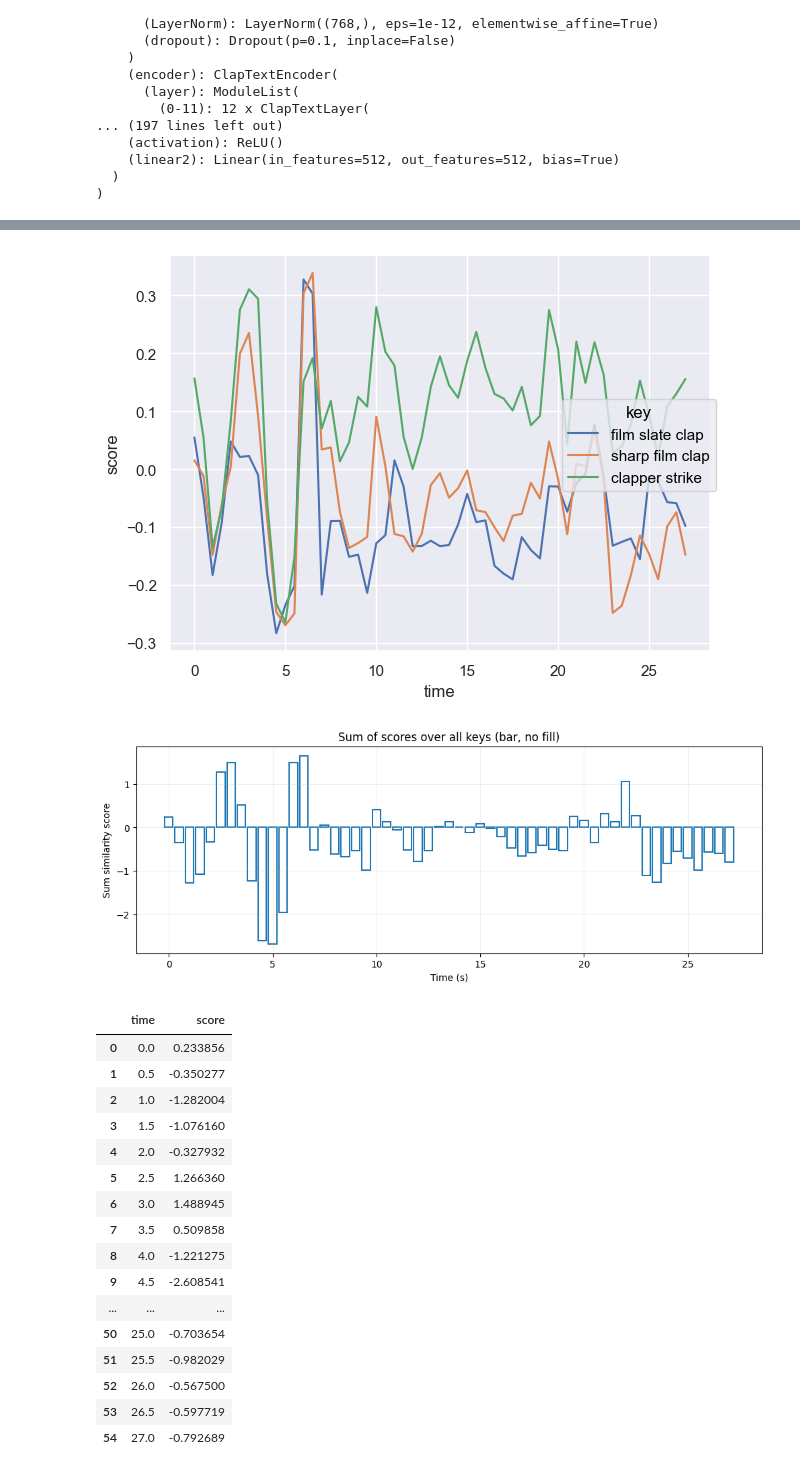
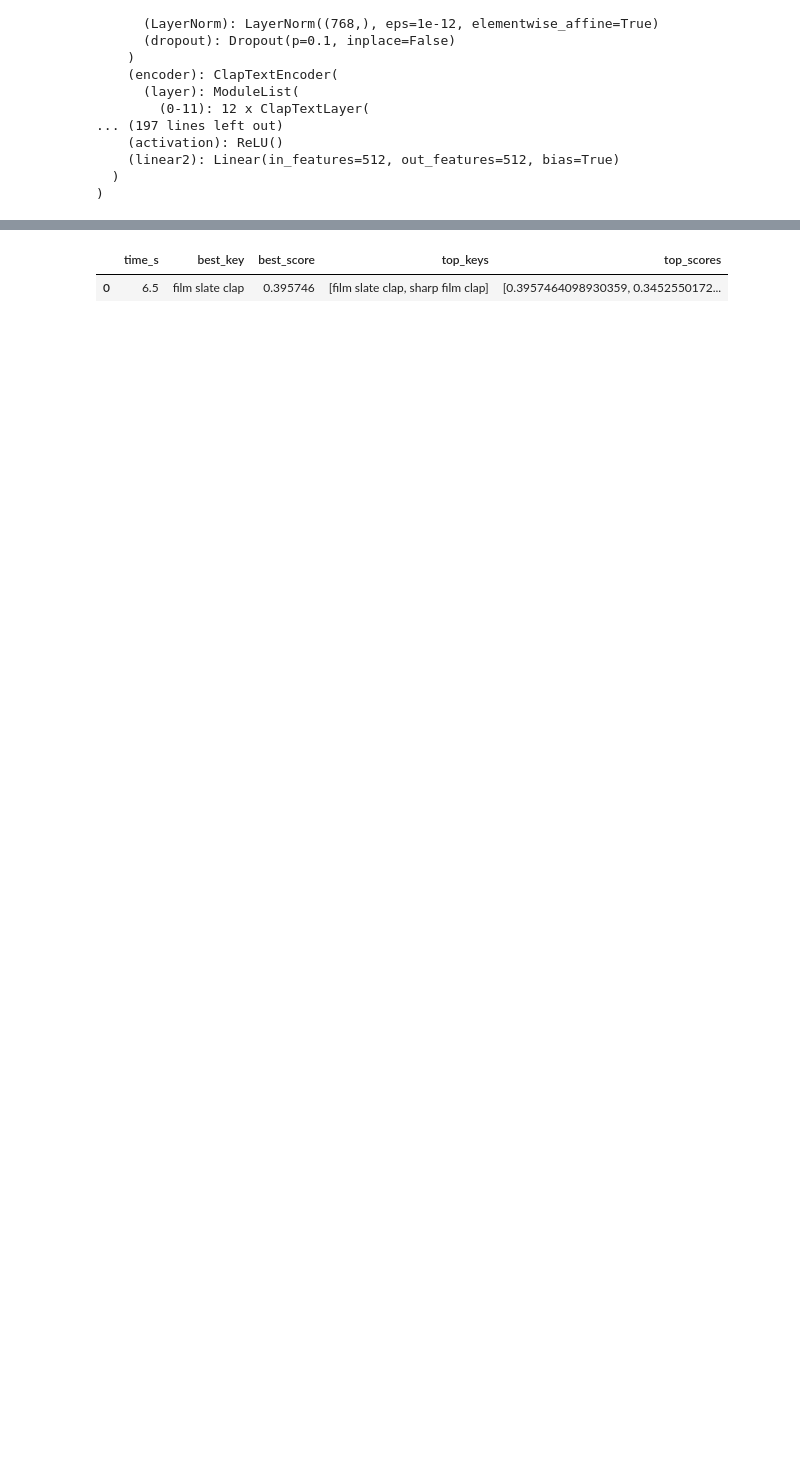
Before and after one commit to antlbn/Audio_scene_cutter_renamer, a Jupyter notebook: Clap_clapper_detection.ipynb, the cells around one changed output, grey strips where cells are left out. Cells and saved outputs as stored; diff of their text form; code cells hidden in the pictures; blank space fills up the shorter version.

```diff
--- a/Clap_clapper_detection.ipynb
+++ b/Clap_clapper_detection.ipynb
@@ -217,16 +132,16 @@ ClapModel(
 
 # --- 1. Текстовые эмбеддинги (один раз) ---
 text_keys = [
-    "clapper board snap",
-    "sharp clap sound",
-    "loud click",
+    # "clapper board snap",
+    # "sharp clap sound",
+    # "loud click",
     "film slate clap",
-    "clap noise",
-    "clapperboard closing",
-    "slate snap",
-    "production clap",
+    # "clap noise",
+    # "clapperboard closing",
+    # "slate snap",
+    # "production clap",
     "sharp film clap",
-    "clapper strike"
+    # "clapper strike"
 ]
 text_inputs = processor(text=text_keys, return_tensors="pt", padding=True)
 with torch.no_grad():
@@ -242,7 +157,7 @@ window = int(WINDOW_SEC * SAMPLE_RATE)
 step = int(STEP_SEC * SAMPLE_RATE)
 
 # audio_array — твой numpy массив
-audio_path
+audio_path = 'claps/1.3_4/ZOOM0509_Tr3.WAV'
 wav, sr = torchaudio.load(audio_path)
 
 if wav.size(0) > 1:
@@ -274,7 +189,7 @@ audio_embeds = torch.cat(audio_embeds)  # [T, 512]
 # torch.save({"embeds": audio_embeds, "timestamps": timestamps}, "cache.pt")
 # %%
 import pandas as pd
-import seaborn.objects as so
+
 
 # --- 3. Поиск — просто матричное умножение ---
 # audio_embeds: [T, 512]
@@ -285,7 +200,7 @@ scores = audio_embeds @ text_embeds.T  # [T, N]
 best_score, best_key = scores.max(dim=-1)
 
 # Порог
-threshold = 0.10
+threshold = 0.28
 hits = (best_score > threshold).nonzero(as_tuple=True)[0]
 
 rows = []
@@ -313,37 +228,5 @@ else:
         })
 
 df_hits = pd.DataFrame(rows)
-
-# Get top 5 keys by max score
-top_5_keys = best_key[best_score.argsort(descending=True)[:5]].unique().tolist()
-top_5_keys = [text_keys[int(k)] for k in top_5_keys[:5]]
-
-# Create dataframe for plotting top 5 keys
-plot_data = []
-for i, t in enumerate(timestamps):
-    for j, key in enumerate(text_keys):
-        plot_data.append({"time": t, "key": key, "score": scores[i, j].item()})
-
-df_plot = pd.DataFrame(plot_data)
-
-# Plot 1: Top 5 keys over time
-import seaborn.objects as so
-(so.Plot(df_plot[df_plot["key"].isin(top_5_keys)], x="time", y="score", color="key")
- .add(so.Line())
-
- .show())
-# Sum scores per key and plot a bar for each key
-df_key_sum = df_plot.groupby("key", as_index=False)["score"].sum().sort_values("score", ascending=False)
-
-plt.figure(figsize=(10, 6))
-plt.bar(df_key_sum["key"], df_key_sum["score"], color="C0")
-plt.xticks(rotation=45, ha="right")
-plt.xlabel("Key")
-plt.ylabel("Sum similarity score")
-plt.title("Sum of scores per key")
-plt.grid(axis="y", alpha=0.2)
-plt.tight_layout()
-plt.show()
-
-df_key_sum
+df_hits
 # %% [output]
@@ -367,19 +234,2 @@ t=27.00s | best='clapper strike' 0.155 | top: 'clapper strike':0.155, 'productio
-[figure, removed]
-[figure, removed]
-|  | time | score |
-| 0 | 0.0 | 0.233856 |
-| 1 | 0.5 | -0.350277 |
-| 2 | 1.0 | -1.282004 |
-| 3 | 1.5 | -1.076160 |
-| 4 | 2.0 | -0.327932 |
-| 5 | 2.5 | 1.266360 |
-| 6 | 3.0 | 1.488945 |
-| 7 | 3.5 | 0.509858 |
-| 8 | 4.0 | -1.221275 |
-| 9 | 4.5 | -2.608541 |
-| ... | ... | ... |
-| 50 | 25.0 | -0.703654 |
-| 51 | 25.5 | -0.982029 |
-| 52 | 26.0 | -0.567500 |
-| 53 | 26.5 | -0.597719 |
-| 54 | 27.0 | -0.792689 |
+|  | time_s | best_key | best_score | top_keys | top_scores |
+| 0 | 6.5 | film slate clap | 0.395746 | [film slate clap, sharp film clap] | [0.3957464098930359, 0.3452550172... |
```
Also changed, not shown: parts of 4 cells of this notebook, 2 other files.
